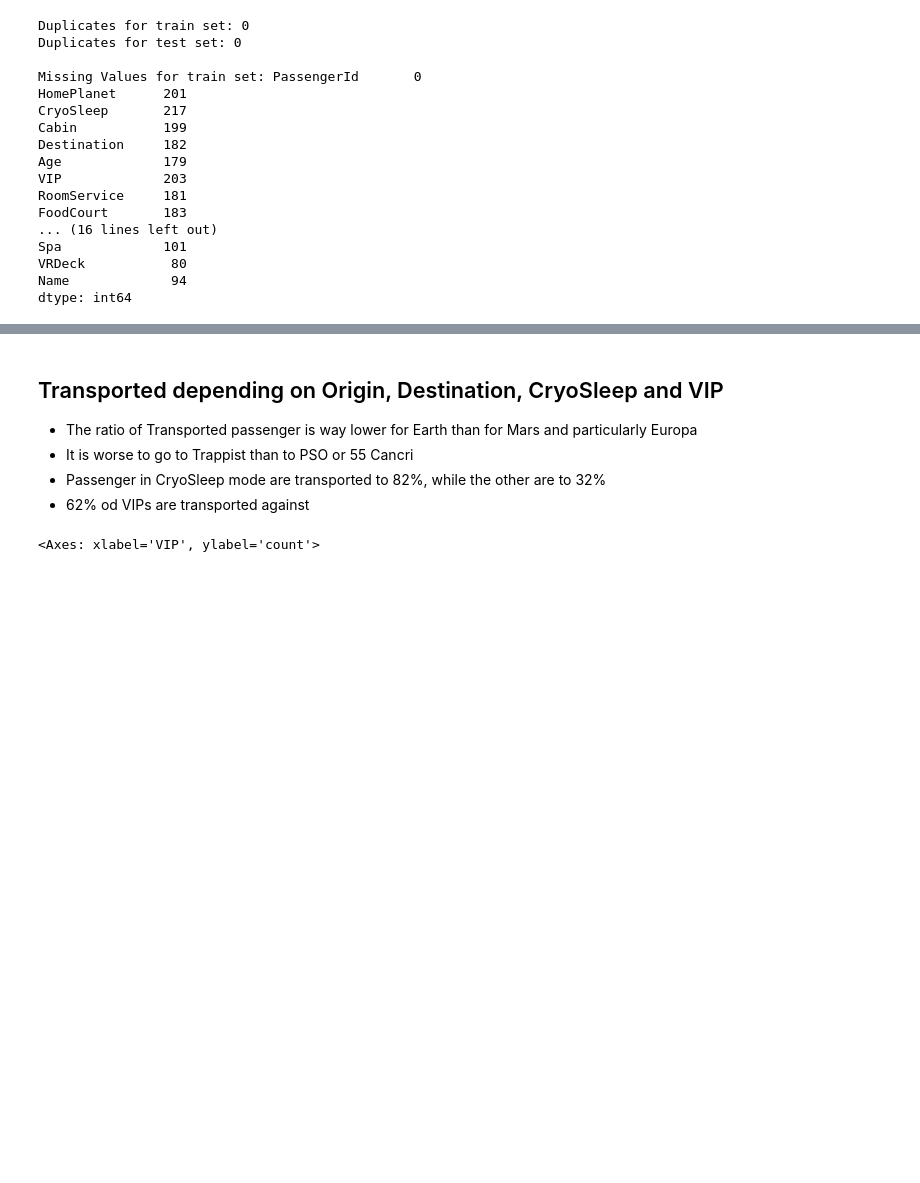
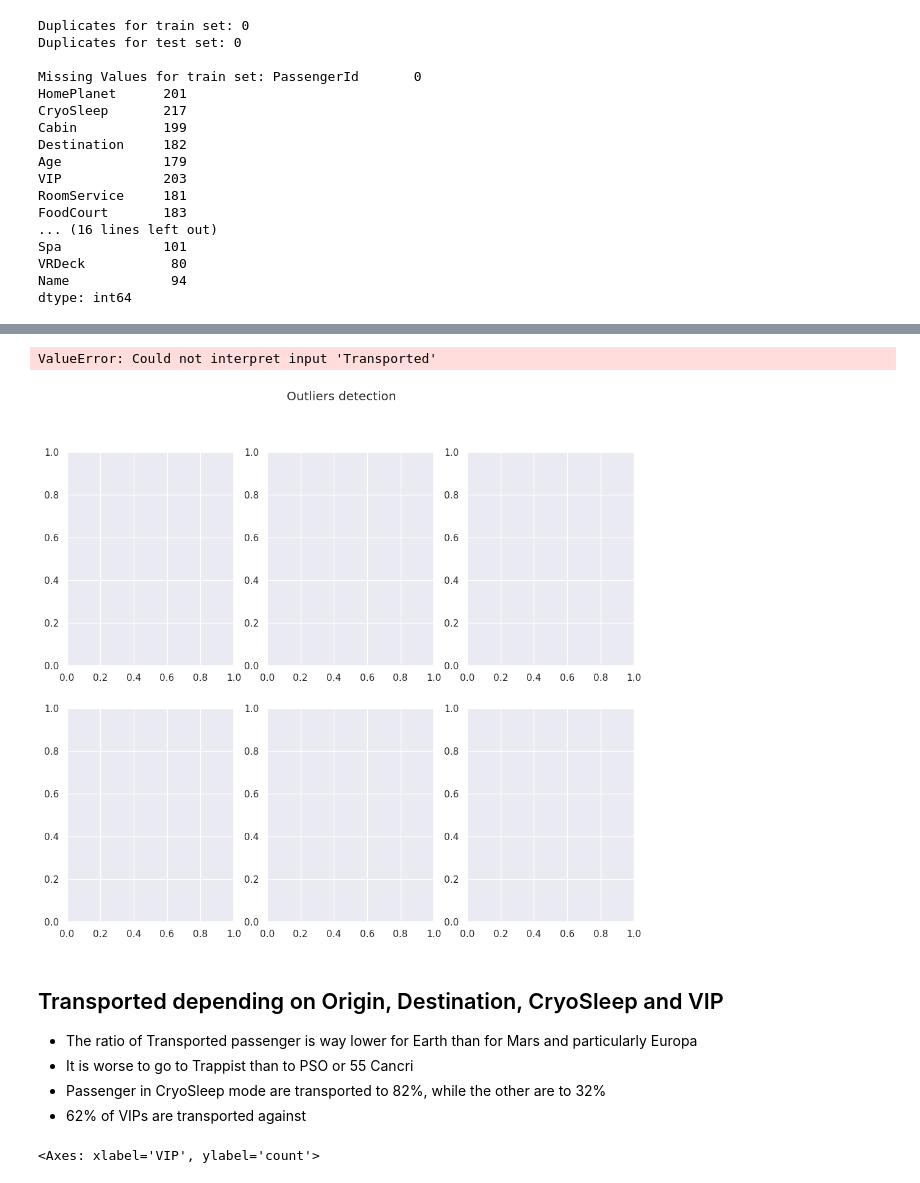
Before and after one commit to ValeryBonneau/space-titanic, a Jupyter notebook: spaceship-titanic.ipynb, the cells around one changed output, grey strips where cells are left out. Cells and saved outputs as stored; diff of their text form; code cells hidden in the pictures; blank space fills up the shorter version.

```diff
--- a/spaceship-titanic.ipynb
+++ b/spaceship-titanic.ipynb
@@ -149,9 +198,44 @@ There are no duplicates. I will deal with the NA after the split to avoid data l
+# %%
+def remove_outliers(X, y, iqr_range=1.5):
+    """
+    Remove the outliers from a DataFrame X and the equivalent indexes from a DataFrame y.
+
+    Args:
+        X (dataframe): The dataframe to remove outliers from
+        y (dataframe): The dataframe used for training the model and in which rows indexes of X are removed
+        iqr_range (int): The range to consider values as outliers. Default is 1.5 times the IQR.
+
+    Returns:
+        X_o, y_o: The dataframes without the outliers
+    """
+    Q1 = np.percentile(X, 25, axis=0)
+    Q3 = np.percentile(X, 75, axis=0)
+    IQR = Q3 - Q1
+    lower_bound = Q1 - iqr_range * IQR
+    upper_bound = Q3 + iqr_range * IQR
+    outlier_mask = np.logical_or(X < lower_bound, X > upper_bound).any(axis=1)
+    X_o = X[~outlier_mask]
+    y_o = y[~outlier_mask]
+    return X_o, y_o
+
+passengers_out, target_out = remove_outliers(passengers[feat_num], target)
+# %%
+_, axes = plt.subplots(nrows=2, ncols=3, figsize=(12,10))
+plt.suptitle('Outliers detection')
+for feat, ax in zip(feat_num, axes.ravel()):
+    sns.boxplot(data=passengers_out, x='Transported', y=feat, ax=ax)
+    ax.set_xlabel('')
+axes[-1,-1].set_visible(False)
+plt.tight_layout()
+# %% [output]
+ValueError: Could not interpret input 'Transported'
+[figure, added]
 # %% [markdown]
 ## Transported depending on Origin, Destination, CryoSleep and VIP
 * The ratio of Transported passenger is way lower for Earth than for Mars and particularly Europa
 * It is worse to go to Trappist than to PSO or 55 Cancri
 * Passenger in CryoSleep mode are transported to 82%, while the other are to 32%
-* 62% od VIPs are transported against
+* 62% of VIPs are transported against
 # %%
 # define plotting region (2 row, 2 columns)
 fig, axes = plt.subplots(nrows=2, ncols=2, figsize=(14,8))
```
Also changed, not shown: parts of 94 cells of this notebook.
